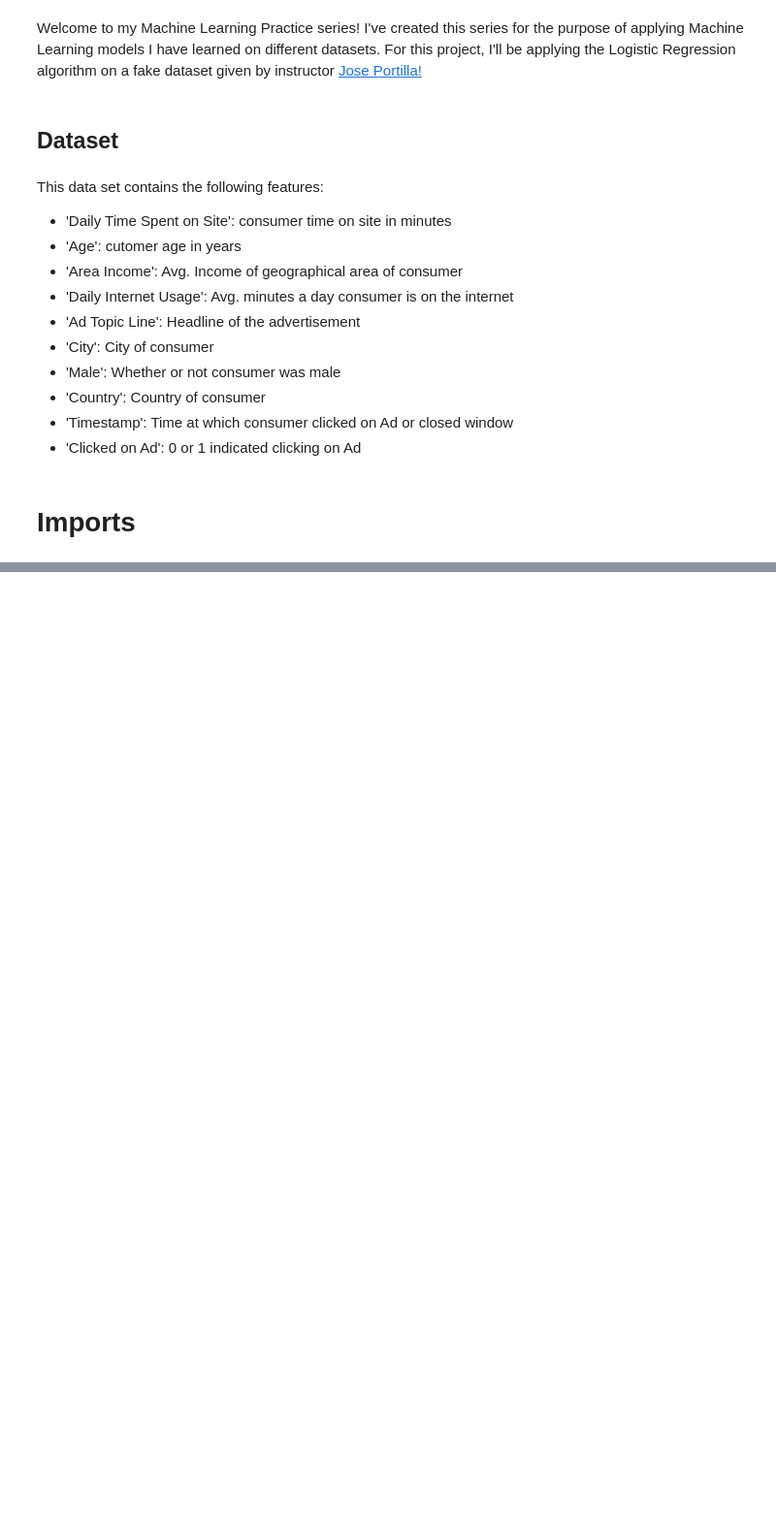
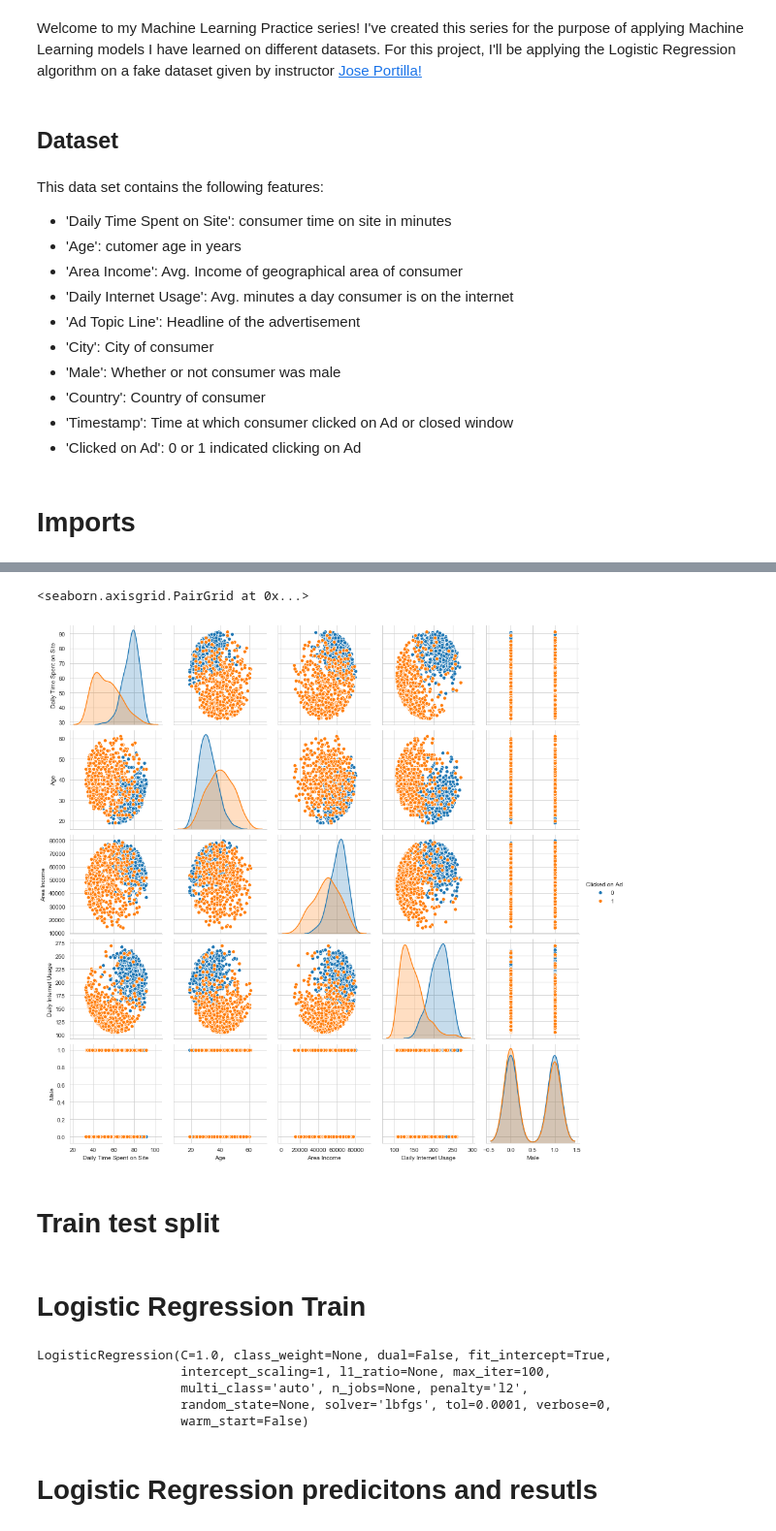
Before and after one commit to HongPhuMagic/Machine-Learning-Practice-LogisticRegression, a Jupyter notebook: LogisticR_proj.ipynb, the cells around one changed output, grey strips where cells are left out. Shown at 97% size. Cells and saved outputs as stored; diff of their text form; code cells hidden in the pictures; blank space fills up the shorter version.

```diff
--- a/LogisticR_proj.ipynb
+++ b/LogisticR_proj.ipynb
@@ -25,0 +94,7 @@ This data set contains the following features:
+# %%
+sns.pairplot(ad,hue='Clicked on Ad')
+# %% [output]
+<seaborn.axisgrid.PairGrid at 0x...>
+[figure, added]
+# %% [markdown]
+# Train test split
@@ -25,0 +106,14 @@ This data set contains the following features:
+# %% [markdown]
+# Logistic Regression Train
+# %%
+from sklearn.linear_model import LogisticRegression
+Log_reg = LogisticRegression()
+Log_reg.fit(X_train, y_train)
+# %% [output]
+LogisticRegression(C=1.0, class_weight=None, dual=False, fit_intercept=True,
+                   intercept_scaling=1, l1_ratio=None, max_iter=100,
+                   multi_class='auto', n_jobs=None, penalty='l2',
+                   random_state=None, solver='lbfgs', tol=0.0001, verbose=0,
+                   warm_start=False)
+# %% [markdown]
+# Logistic Regression predicitons and resutls
```
Also changed, not shown: parts of 18 cells of this notebook.
